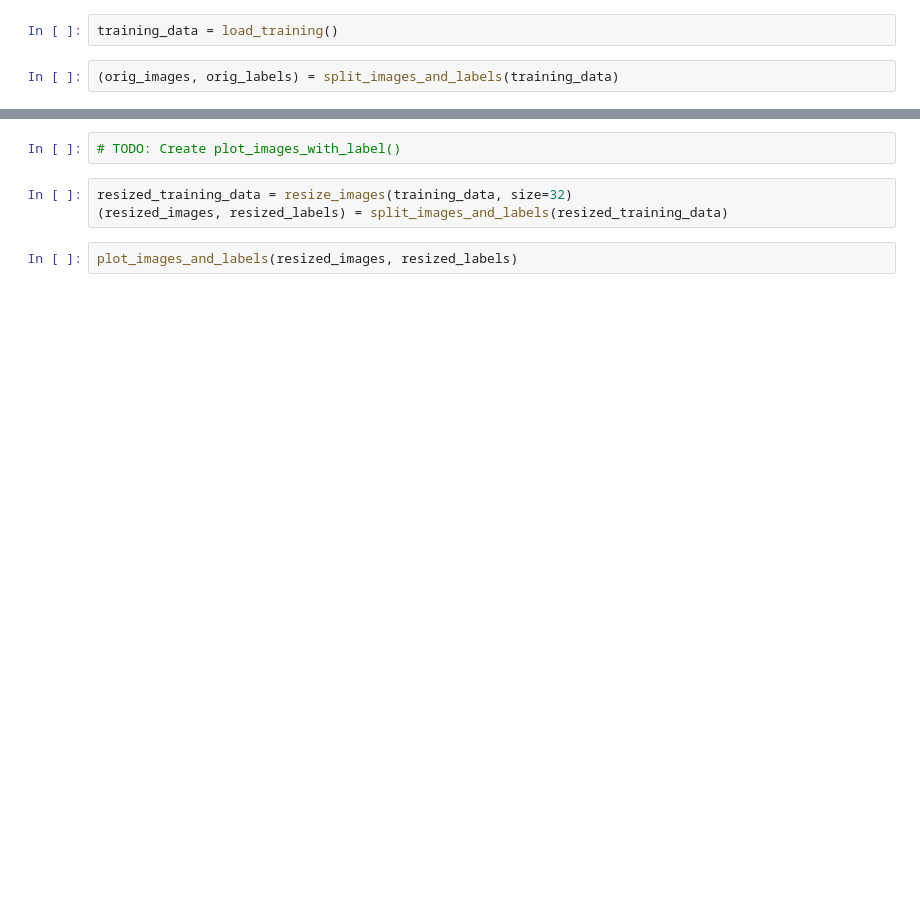
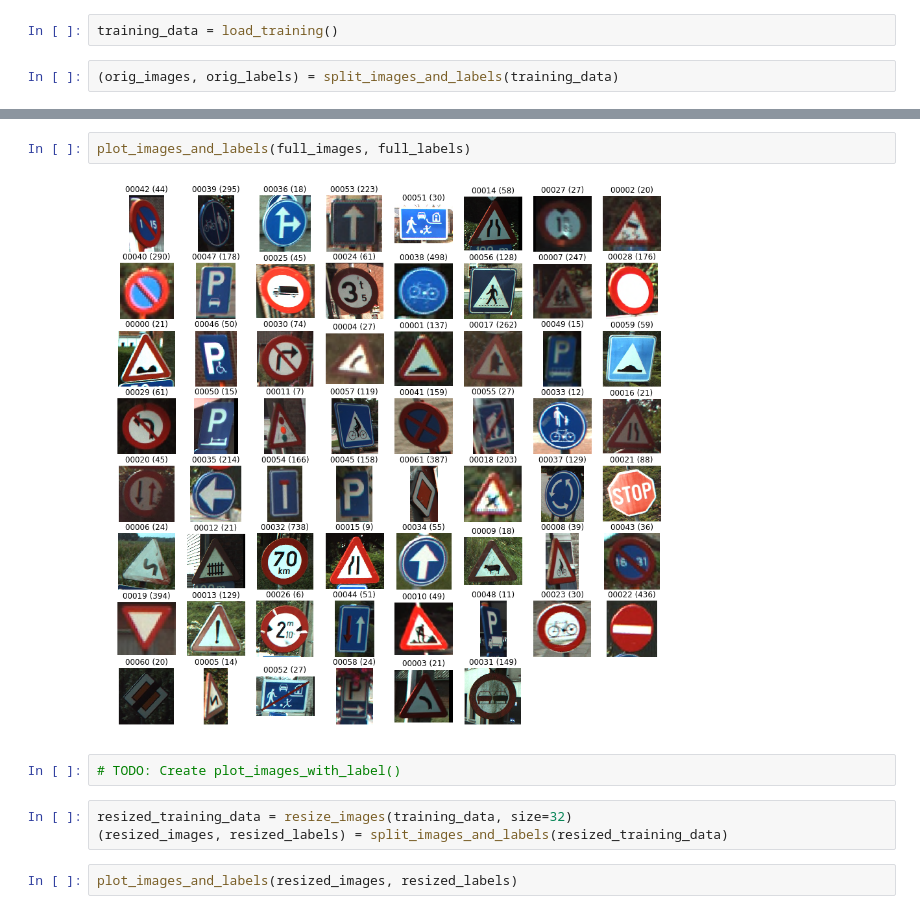
Before and after one commit to Geoffrey-Z/street-sign-classifier, a Jupyter notebook: notebooks/btsc_dataset_eda.ipynb, the cells around one changed output, grey strips where cells are left out. Saved outputs shown, nothing was run; the diff lists cells and outputs as text; blank space fills up the shorter version.

```diff
--- a/notebooks/btsc_dataset_eda.ipynb
+++ b/notebooks/btsc_dataset_eda.ipynb
@@ -29,3 +45,7 @@ plot_images_and_labels(orig_images, orig_labels)
+# %%
+plot_images_and_labels(full_images, full_labels)
+# %% [output]
+[figure, added]
 # %%
 # TODO: Create plot_images_with_label()
 # %%
```
Also changed, not shown: parts of 9 cells of this notebook, 6 other files.
